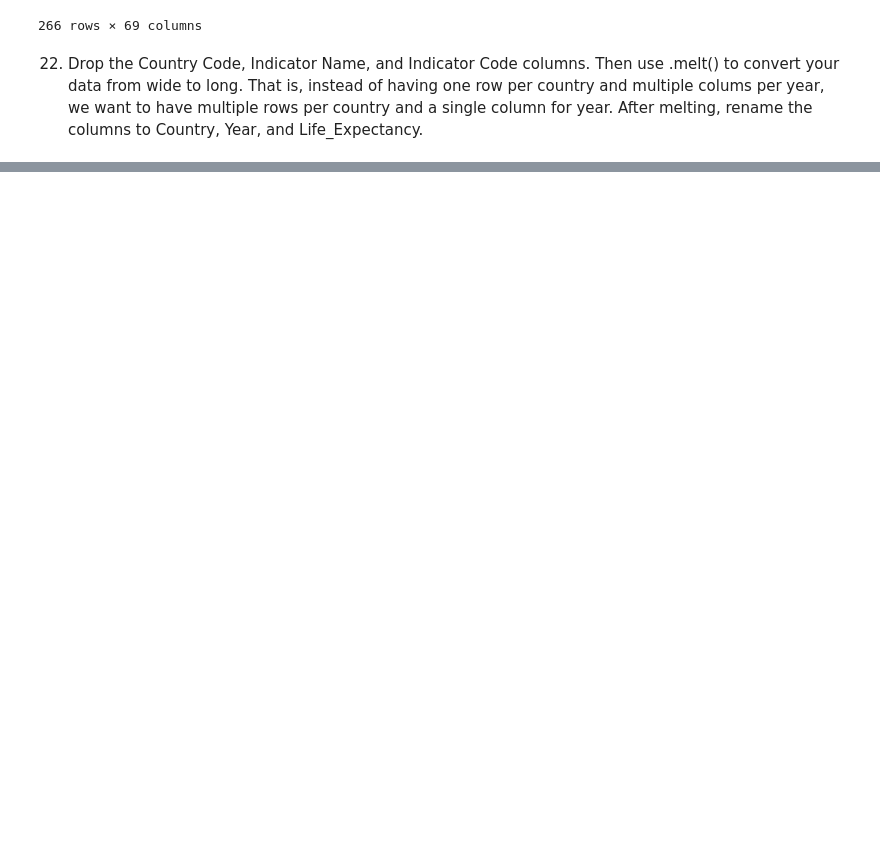
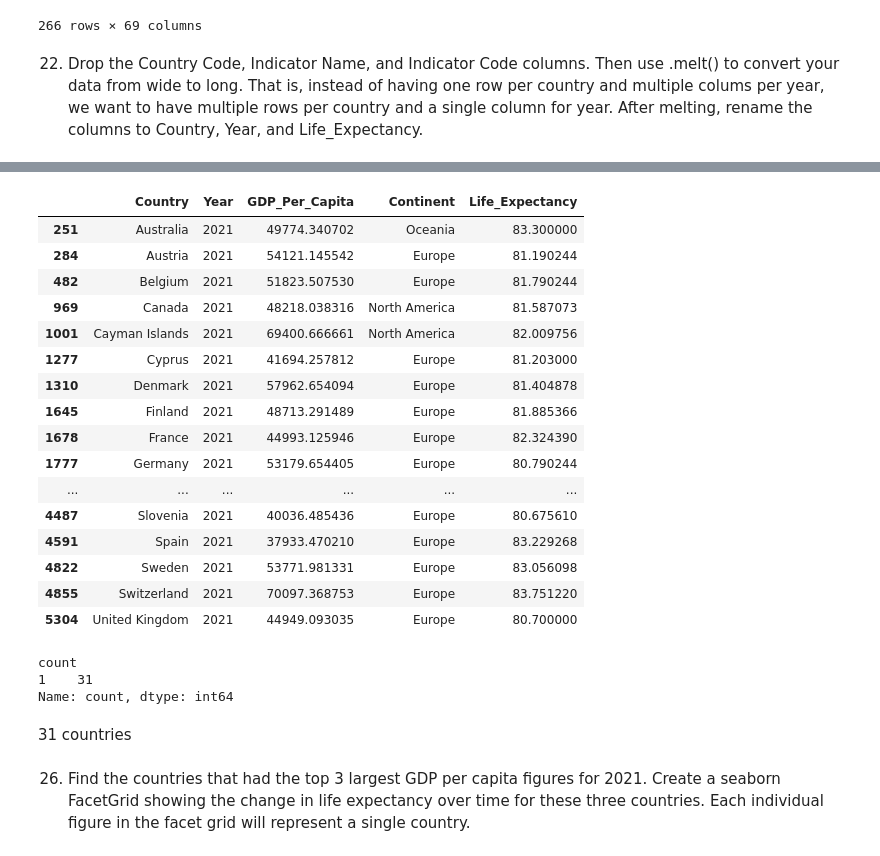
Before and after one commit to nss-data-science-cohort-8/un-exploration-Jorgen85Lex, a Jupyter notebook: notebooks/UN_Data_Exploration.ipynb, the cells around one changed output, grey strips where cells are left out. Cells and saved outputs as stored; diff of their text form; code cells hidden in the pictures; blank space fills up the shorter version.

```diff
--- a/notebooks/UN_Data_Exploration.ipynb
+++ b/notebooks/UN_Data_Exploration.ipynb
@@ -462,0 +497,8 @@ print(df_melted)
+# %%
+life_expectancy = life_expectancy.melt(
+    id_vars=['Country Name'],
+    value_vars=years,
+    var_name='Year',
+    value_name='Life_Expectancy'
+)
+life_expectancy
@@ -462,0 +541,6 @@ print(df_melted)
+# %%
+#'Year' was created into a list in order to melt the data so, here, turning it back into integer values
+life_expectancy['Year']=life_expectancy['Year'].astype(int)
+# %%
+gdp_le = pd.merge(left = gdp_df,
+         right = life_expectancy.rename(columns = {'Country Name': 'Country'}))
@@ -462,0 +567,3 @@ print(df_melted)
+# %%
+gdp_le_2021 = gdp_le.loc[gdp_le['Year'] == 2021]
+gdp_le_2021
@@ -462,0 +584,31 @@ print(df_melted)
+# %%
+gdp_over_80 = gdp_le_2021.loc[gdp_le_2021['Life_Expectancy'] >80]
+gdp_over_80
+# %% [output]
+|  | Country | Year | GDP_Per_Capita | Continent | Life_Expectancy |
+| 251 | Australia | 2021 | 49774.340702 | Oceania | 83.300000 |
+| 284 | Austria | 2021 | 54121.145542 | Europe | 81.190244 |
+| 482 | Belgium | 2021 | 51823.507530 | Europe | 81.790244 |
+| 969 | Canada | 2021 | 48218.038316 | North America | 81.587073 |
+| 1001 | Cayman Islands | 2021 | 69400.666661 | North America | 82.009756 |
+| 1277 | Cyprus | 2021 | 41694.257812 | Europe | 81.203000 |
+| 1310 | Denmark | 2021 | 57962.654094 | Europe | 81.404878 |
+| 1645 | Finland | 2021 | 48713.291489 | Europe | 81.885366 |
+| 1678 | France | 2021 | 44993.125946 | Europe | 82.324390 |
+| 1777 | Germany | 2021 | 53179.654405 | Europe | 80.790244 |
+| ... | ... | ... | ... | ... | ... |
+| 4487 | Slovenia | 2021 | 40036.485436 | Europe | 80.675610 |
+| 4591 | Spain | 2021 | 37933.470210 | Europe | 83.229268 |
+| 4822 | Sweden | 2021 | 53771.981331 | Europe | 83.056098 |
+| 4855 | Switzerland | 2021 | 70097.368753 | Europe | 83.751220 |
+| 5304 | United Kingdom | 2021 | 44949.093035 | Europe | 80.700000 |
+# %%
+gdp_over_80.value_counts().value_counts()
+# %% [output]
+count
+1    31
+Name: count, dtype: int64
+# %% [markdown]
+31 countries
+# %% [markdown]
+26. Find the countries that had the top 3 largest GDP per capita figures for 2021. Create a seaborn FacetGrid showing the change in life expectancy over time for these three countries. Each individual figure in the facet grid will represent a single country.
```
Also changed, not shown: parts of 23 cells of this notebook.
